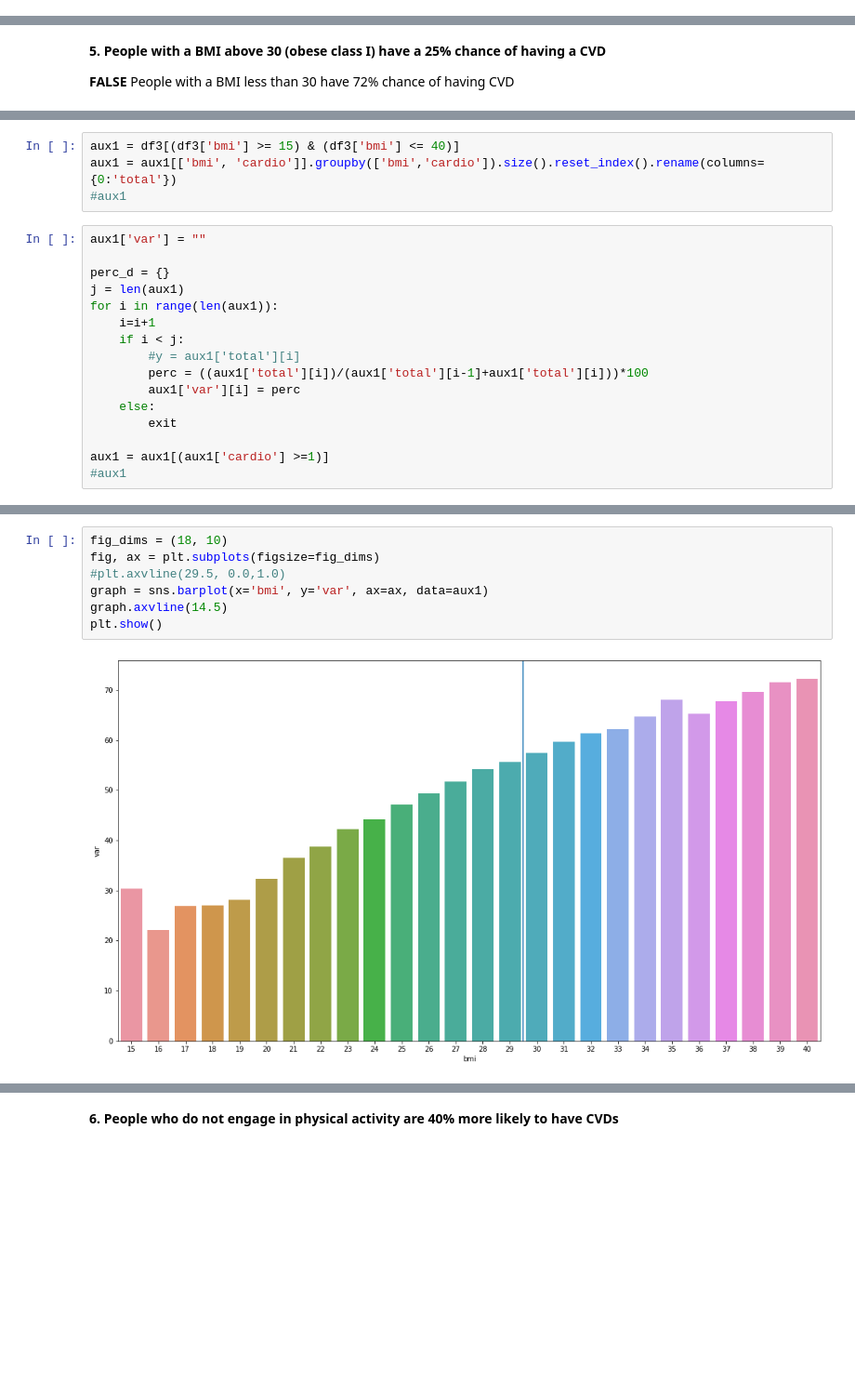
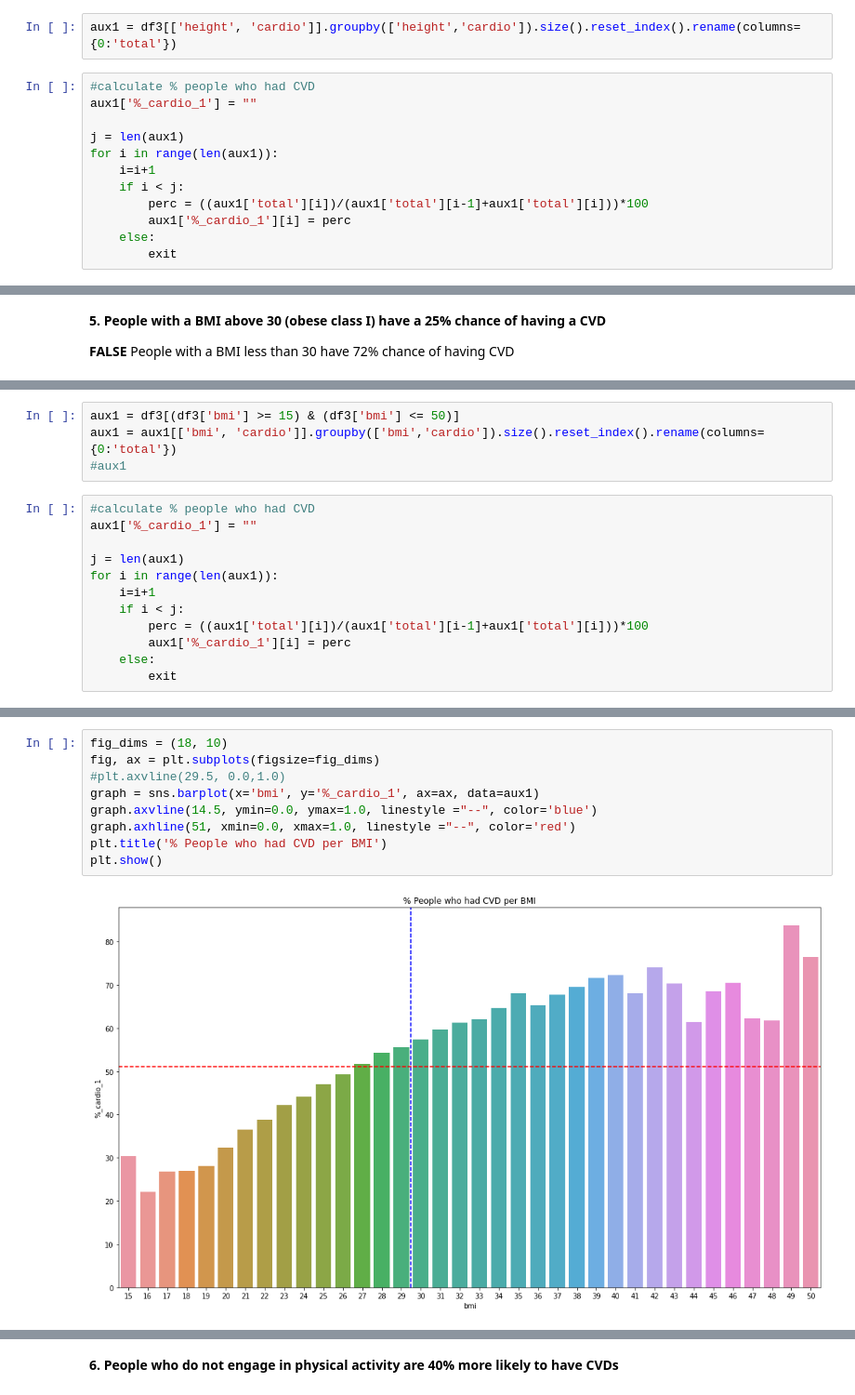
Before and after one commit to HenriqueCR1291/cardio_catch_diseases, a Jupyter notebook: m01_cardio_catch_diseases.ipynb, the cells around one changed output, grey strips where cells are left out. Shown at 93% size. Drawn from its saved outputs; the diff is of its cells as text; blank space fills up the shorter version.

```diff
--- a/m01_cardio_catch_diseases.ipynb
+++ b/m01_cardio_catch_diseases.ipynb
@@ -316,0 +404,14 @@ sns.barplot(x='height', y='cardio', ax=ax, data=aux1)
+# %%
+aux1 = df3[['height', 'cardio']].groupby(['height','cardio']).size().reset_index().rename(columns={0:'total'})
+# %%
+#calculate % people who had CVD
+aux1['%_cardio_1'] = ""
+
+j = len(aux1)
+for i in range(len(aux1)):
+    i=i+1
+    if i < j:
+        perc = ((aux1['total'][i])/(aux1['total'][i-1]+aux1['total'][i]))*100
+        aux1['%_cardio_1'][i] = perc
+    else:
+        exit
@@ -416,23 +545,19 @@ df3['bmi'] = df3['bmi'].astype(int)
 # %%
-aux1 = df3[(df3['bmi'] >= 15) & (df3['bmi'] <= 40)]
+aux1 = df3[(df3['bmi'] >= 15) & (df3['bmi'] <= 50)]
 aux1 = aux1[['bmi', 'cardio']].groupby(['bmi','cardio']).size().reset_index().rename(columns={0:'total'})
 #aux1
 # %%
-aux1['var'] = ""
+#calculate % people who had CVD
+aux1['%_cardio_1'] = ""
 
-perc_d = {}
 j = len(aux1)
 for i in range(len(aux1)):
     i=i+1
     if i < j:
-        #y = aux1['total'][i]
         perc = ((aux1['total'][i])/(aux1['total'][i-1]+aux1['total'][i]))*100
-        aux1['var'][i] = perc
+        aux1['%_cardio_1'][i] = perc
     else:
         exit
-
-aux1 = aux1[(aux1['cardio'] >=1)]
-#aux1
 # %% [output]
 A value is trying to be set on a copy of a slice from a DataFrame
 
@@ -441,9 +585,11 @@ See the caveats in the documentation: https://pandas.pydata.org/pandas-docs/stab
 # %%
 fig_dims = (18, 10)
 fig, ax = plt.subplots(figsize=fig_dims)
 #plt.axvline(29.5, 0.0,1.0)
-graph = sns.barplot(x='bmi', y='var', ax=ax, data=aux1)
-graph.axvline(14.5)
+graph = sns.barplot(x='bmi', y='%_cardio_1', ax=ax, data=aux1)
+graph.axvline(14.5, ymin=0.0, ymax=1.0, linestyle ="--", color='blue')
+graph.axhline(51, xmin=0.0, xmax=1.0, linestyle ="--", color='red')
+plt.title('% People who had CVD per BMI')
 plt.show()
 # %% [output]
-[figure, old version]
+[figure, new version]
```
Also changed, not shown: parts of 36 cells of this notebook.
